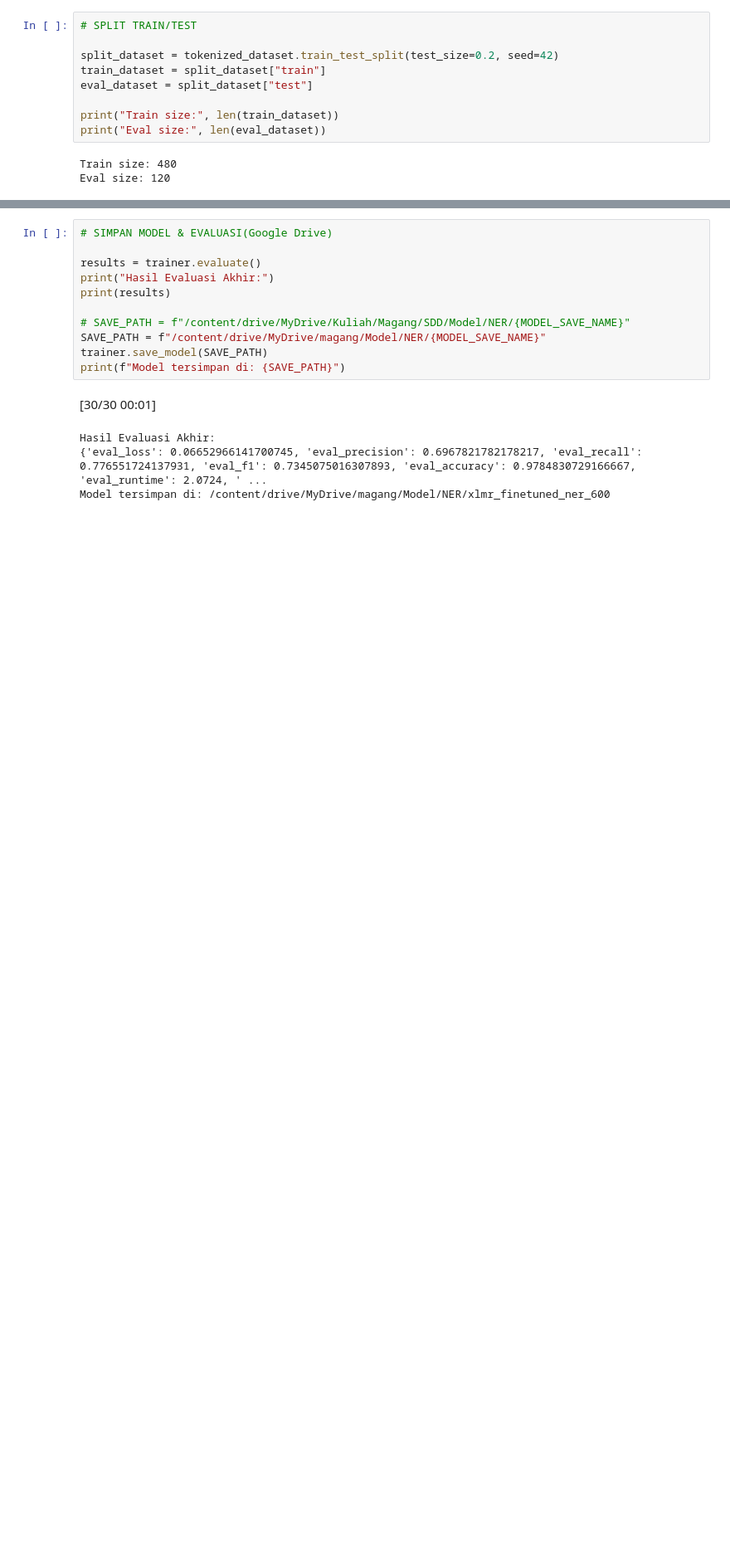
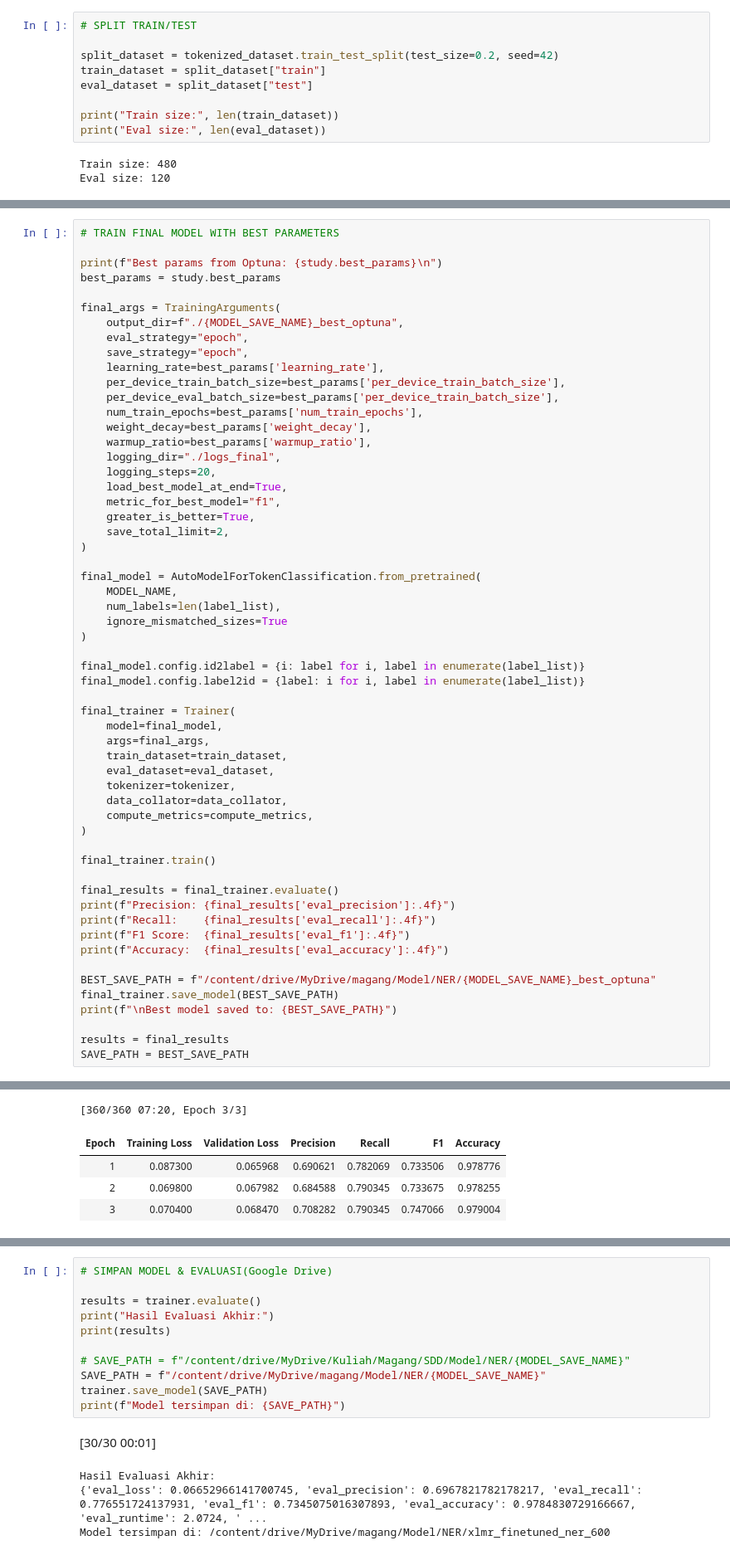
Before and after one commit to AzrilFahmiardi/ner_news_development, a Jupyter notebook: main.ipynb, the cells around one changed output, grey strips where cells are left out. Shown: that part at 83% size. Drawn from its saved outputs; the diff is of its cells as text; blank space fills up the shorter version.

```diff
--- a/main.ipynb
+++ b/main.ipynb
@@ -434,0 +627,58 @@ Eval size: 120
+# %%
+# TRAIN FINAL MODEL WITH BEST PARAMETERS
+
+print(f"Best params from Optuna: {study.best_params}\n")
+best_params = study.best_params
+
+final_args = TrainingArguments(
+    output_dir=f"./{MODEL_SAVE_NAME}_best_optuna",
+    eval_strategy="epoch",
+    save_strategy="epoch",
+    learning_rate=best_params['learning_rate'],
+    per_device_train_batch_size=best_params['per_device_train_batch_size'],
+    per_device_eval_batch_size=best_params['per_device_train_batch_size'],
+    num_train_epochs=best_params['num_train_epochs'],
+    weight_decay=best_params['weight_decay'],
+    warmup_ratio=best_params['warmup_ratio'],
+    logging_dir="./logs_final",
+    logging_steps=20,
+    load_best_model_at_end=True,
+    metric_for_best_model="f1",
+    greater_is_better=True,
+    save_total_limit=2,
+)
+
+final_model = AutoModelForTokenClassification.from_pretrained(
+    MODEL_NAME,
+    num_labels=len(label_list),
+    ignore_mismatched_sizes=True
+)
+
+final_model.config.id2label = {i: label for i, label in enumerate(label_list)}
+final_model.config.label2id = {label: i for i, label in enumerate(label_list)}
+
+final_trainer = Trainer(
+    model=final_model,
+    args=final_args,
+    train_dataset=train_dataset,
+    eval_dataset=eval_dataset,
+    tokenizer=tokenizer,
+    data_collator=data_collator,
+    compute_metrics=compute_metrics,
+)
+
+final_trainer.train()
+
+final_results = final_trainer.evaluate()
+print(f"Precision: {final_results['eval_precision']:.4f}")
+print(f"Recall:    {final_results['eval_recall']:.4f}")
+print(f"F1 Score:  {final_results['eval_f1']:.4f}")
+print(f"Accuracy:  {final_results['eval_accuracy']:.4f}")
+
+BEST_SAVE_PATH = f"/content/drive/MyDrive/magang/Model/NER/{MODEL_SAVE_NAME}_best_optuna"
+final_trainer.save_model(BEST_SAVE_PATH)
+print(f"\nBest model saved to: {BEST_SAVE_PATH}")
+
+results = final_results
+SAVE_PATH = BEST_SAVE_PATH
+# %% [output]
@@ -434,0 +701,5 @@ Eval size: 120
+[360/360 07:20, Epoch 3/3]
+| Epoch | Training Loss | Validation Loss | Precision | Recall | F1 | Accuracy |
+| 1 | 0.087300 | 0.065968 | 0.690621 | 0.782069 | 0.733506 | 0.978776 |
+| 2 | 0.069800 | 0.067982 | 0.684588 | 0.790345 | 0.733675 | 0.978255 |
+| 3 | 0.070400 | 0.068470 | 0.708282 | 0.790345 | 0.747066 | 0.979004 |
```
Also changed, not shown: parts of 6 cells of this notebook, 3 other files.
